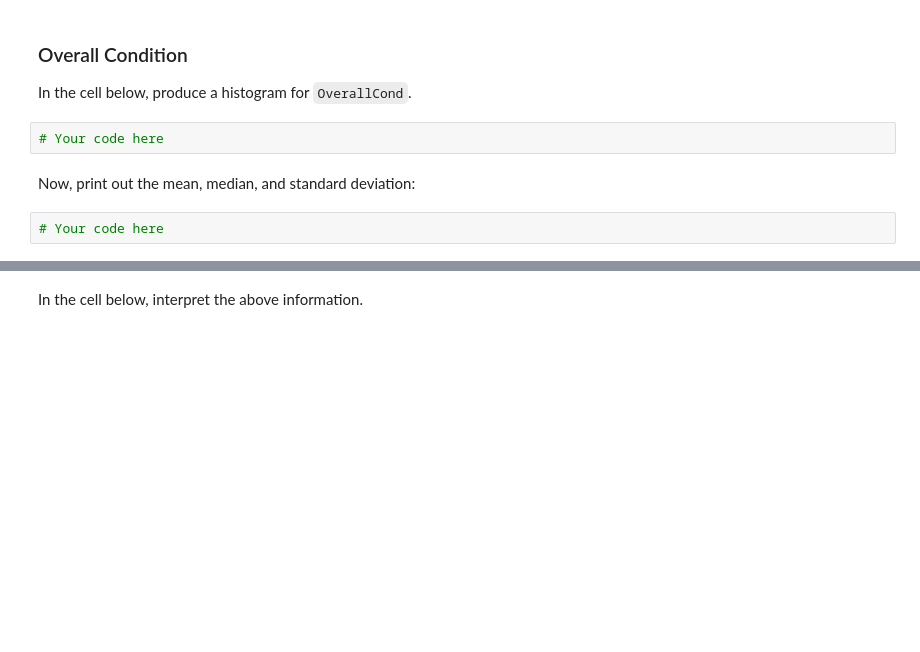
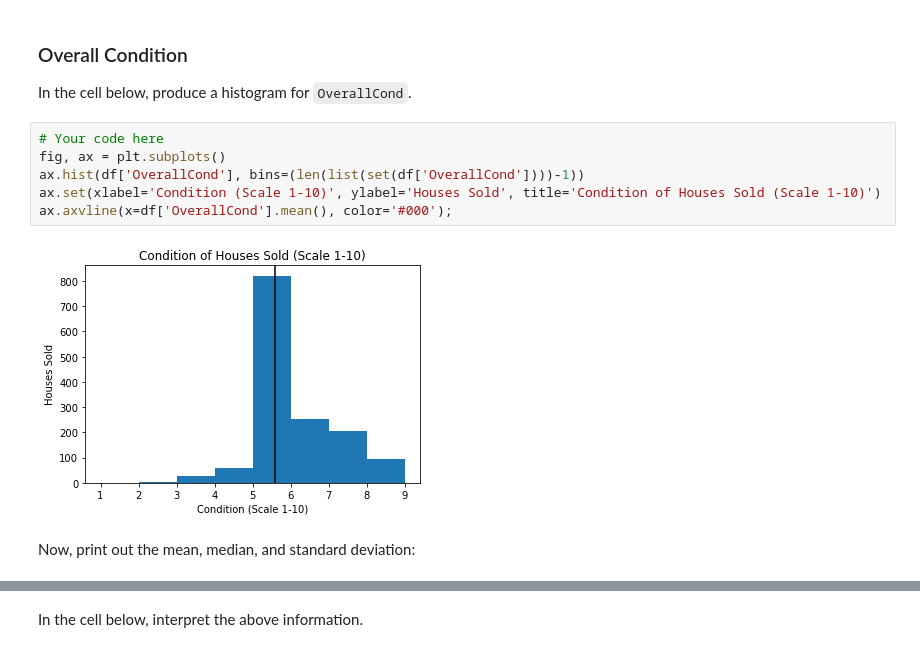
Before and after one commit to ParkedHampster/dsc-pandas-eda-lab, a Jupyter notebook: index.ipynb, the cells around one changed output, grey strips where cells are left out. Saved outputs shown, nothing was run; the diff lists cells and outputs as text; blank space fills up the shorter version.

```diff
--- a/index.ipynb
+++ b/index.ipynb
@@ -229,9 +242,13 @@ None
 ### Overall Condition
 
 In the cell below, produce a histogram for `OverallCond`.
-# %%
-# Your code here
+# %%
+# Your code here
+fig, ax = plt.subplots()
+ax.hist(df['OverallCond'], bins=(len(list(set(df['OverallCond'])))-1))
+ax.set(xlabel='Condition (Scale 1-10)', ylabel='Houses Sold', title='Condition of Houses Sold (Scale 1-10)')
+ax.axvline(x=df['OverallCond'].mean(), color='#000');
+# %% [output]
+[figure, added]
 # %% [markdown]
 Now, print out the mean, median, and standard deviation:
-# %%
-# Your code here
```
Also changed, not shown: parts of 14 cells of this notebook.
